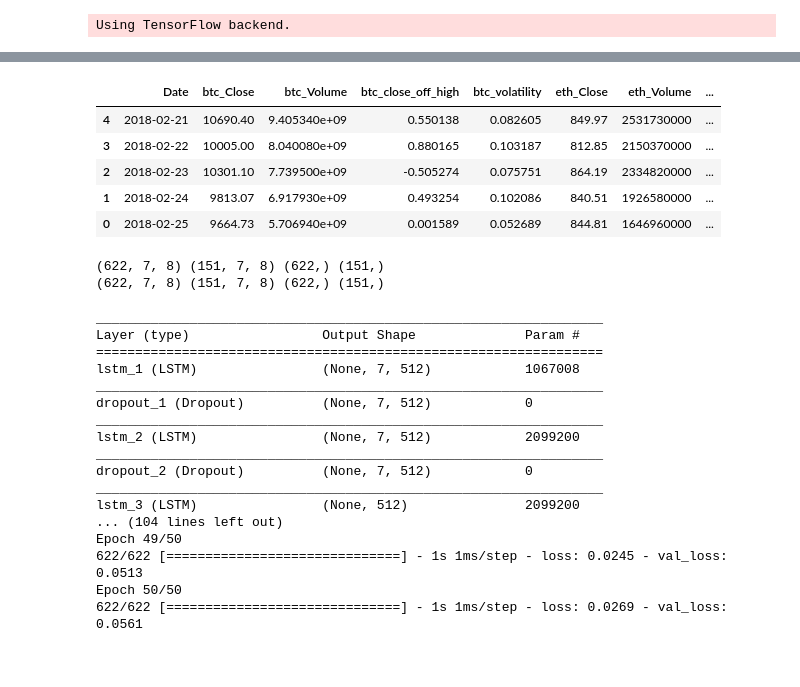
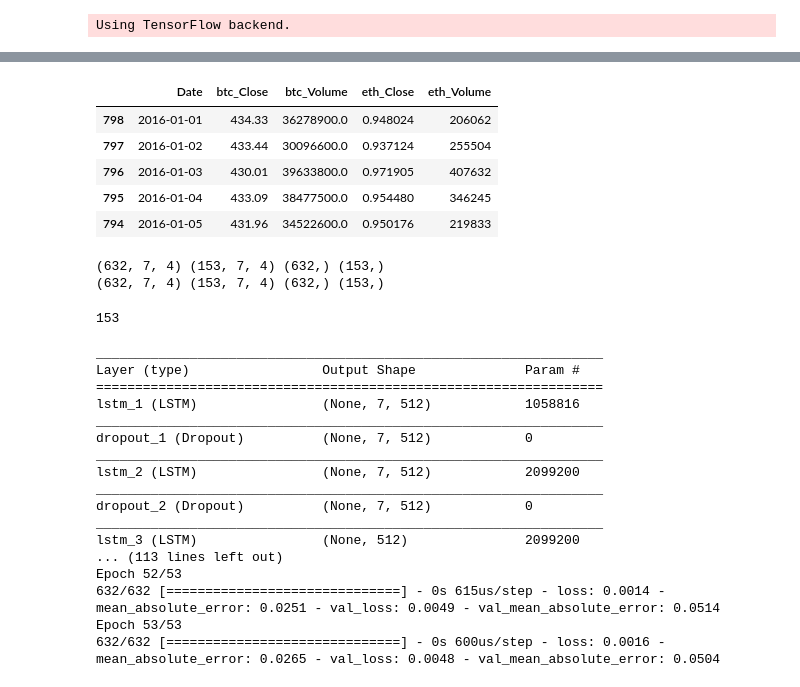
Before and after one commit to SiaFahim/lstm-crypto-predictor, a Jupyter notebook: lstm_crypto_price_prediction.ipynb, the cells around one changed output, grey strips where cells are left out. Drawn from its saved outputs; the diff is of its cells as text; code cells hidden in the pictures.

```diff
--- a/lstm_crypto_price_prediction.ipynb
+++ b/lstm_crypto_price_prediction.ipynb
@@ -91,7 +88,8 @@ def create_model_data(data):
   This function drops unnecessary columns and reverses the order of DataFrame based on decending dates.
   Return: pandas DataFrame
   """
-  data = data[['Date']+[coin+metric for coin in ['btc_', 'eth_'] for metric in ['Close','Volume','close_off_high','volatility']]]
+  #data = data[['Date']+[coin+metric for coin in ['btc_', 'eth_'] for metric in ['Close','Volume','close_off_high','volatility']]]
+  data = data[['Date']+[coin+metric for coin in ['btc_', 'eth_'] for metric in ['Close','Volume']]]
   data = data.sort_values(by='Date')
   return data
 
@@ -151,7 +149,7 @@ def build_model(inputs, output_size, neurons, activ_func=activation_function, dr
   output_size: number of predictions per input sample
   neurons: number of neurons/ units in the LSTM layer
   active_func: Activation function to be used in LSTM layers and Dense layer
-  dropout: dropout ration, default is 2.5
+  dropout: dropout ration, default is 0.25
   loss: loss function for calculating the gradient
   optimizer: type of optimizer to backpropagate the gradient
   This function will build 3 layered RNN model with LSTM cells with dripouts after each LSTM layer
@@ -167,7 +165,7 @@ def build_model(inputs, output_size, neurons, activ_func=activation_function, dr
   model.add(Dropout(dropout))
   model.add(Dense(units=output_size))
   model.add(Activation(activ_func))
-  model.compile(loss=loss, optimizer=optimizer)
+  model.compile(loss=loss, optimizer=optimizer, metrics=['mae'])
   model.summary()
   return model
 # %%
@@ -209,15 +211,16 @@ market_data = add_volatility(market_data)
 model_data = create_model_data(market_data)
 train_set, test_set = split_data(model_data)
 # %%
-model_data.tail()
+model_data.head()
 # %% [output]
-|  | Date | btc_Close | btc_Volume | btc_close_off_high | btc_volatility | eth_Close | eth_Volume | ... |
-| 4 | 2018-02-21 | 10690.40 | 9.405340e+09 | 0.550138 | 0.082605 | 849.97 | 2531730000 | ... |
-| 3 | 2018-02-22 | 10005.00 | 8.040080e+09 | 0.880165 | 0.103187 | 812.85 | 2150370000 | ... |
-| 2 | 2018-02-23 | 10301.10 | 7.739500e+09 | -0.505274 | 0.075751 | 864.19 | 2334820000 | ... |
-| 1 | 2018-02-24 | 9813.07 | 6.917930e+09 | 0.493254 | 0.102086 | 840.51 | 1926580000 | ... |
-| 0 | 2018-02-25 | 9664.73 | 5.706940e+09 | 0.001589 | 0.052689 | 844.81 | 1646960000 | ... |
+|  | Date | btc_Close | btc_Volume | eth_Close | eth_Volume |
+| 798 | 2016-01-01 | 434.33 | 36278900.0 | 0.948024 | 206062 |
+| 797 | 2016-01-02 | 433.44 | 30096600.0 | 0.937124 | 255504 |
+| 796 | 2016-01-03 | 430.01 | 39633800.0 | 0.971905 | 407632 |
+| 795 | 2016-01-04 | 433.09 | 38477500.0 | 0.954480 | 346245 |
+| 794 | 2016-01-05 | 431.96 | 34522600.0 | 0.950176 | 219833 |
 # %%
+#@title Default title text
 train_set = train_set.drop('Date', 1)
 test_set = test_set.drop('Date', 1)
 
@@ -231,11 +234,16 @@ Y_test_eth = create_outputs(test_set, coin='eth')
 
 X_train, X_test = to_array(X_train), to_array(X_test)
 
+date_list = date_labels()
 print (np.shape(X_train), np.shape(X_test), np.shape(Y_train_btc), np.shape(Y_test_btc))
 print (np.shape(X_train), np.shape(X_test), np.shape(Y_train_eth), np.shape(Y_test_eth))
 # %% [output]
-(622, 7, 8) (151, 7, 8) (622,) (151,)
-(622, 7, 8) (151, 7, 8) (622,) (151,)
+(632, 7, 4) (153, 7, 4) (632,) (153,)
+(632, 7, 4) (153, 7, 4) (632,) (153,)
+# %%
+len(Y_test_btc)
+# %% [output]
+153
 # %%
 # clean up the memory
 gc.collect()
@@ -247,12 +255,12 @@ np.random.seed(202)
 btc_model = build_model(X_train, output_size=1, neurons=neurons)
 
 # train model on data
-btc_history = btc_model.fit(X_train, Y_train_btc, epochs=epochs, batch_size=batch_size, verbose=1, validation_data=(X_test, Y_test_btc), shuffle=True)
+btc_history = btc_model.fit(X_train, Y_train_btc, epochs=epochs, batch_size=batch_size, verbose=1, validation_data=(X_test, Y_test_btc), shuffle=False)
 # %% [output]
 _________________________________________________________________
 Layer (type)                 Output Shape              Param #
 =================================================================
-lstm_1 (LSTM)                (None, 7, 512)            1067008
+lstm_1 (LSTM)                (None, 7, 512)            1058816
 _________________________________________________________________
 dropout_1 (Dropout)          (None, 7, 512)            0
 _________________________________________________________________
@@ -261,8 +269,8 @@ _________________________________________________________________
 dropout_2 (Dropout)          (None, 7, 512)            0
 _________________________________________________________________
 lstm_3 (LSTM)                (None, 512)               2099200
-... (104 lines left out)
-Epoch 49/50
-622/622 [==============================] - 1s 1ms/step - loss: 0.0245 - val_loss: 0.0513
-Epoch 50/50
-622/622 [==============================] - 1s 1ms/step - loss: 0.0269 - val_loss: 0.0561
+... (113 lines left out)
+Epoch 52/53
+632/632 [==============================] - 0s 615us/step - loss: 0.0014 - mean_absolute_error: 0.0251 - val_loss: 0.0049 - val_mean_absolute_error: 0.0514
+Epoch 53/53
+632/632 [==============================] - 0s 600us/step - loss: 0.0016 - mean_absolute_error: 0.0265 - val_loss: 0.0048 - val_mean_absolute_error: 0.0504
```
Also changed, not shown: parts of 11 cells of this notebook.
